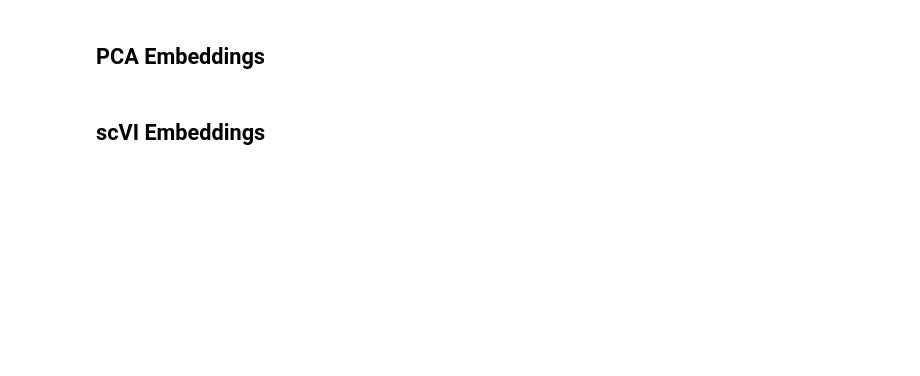
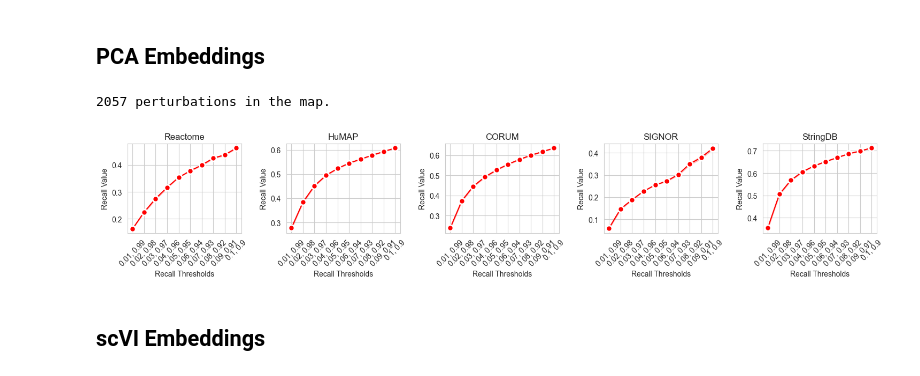
Before and after one commit to recursionpharma/EFAAR_benchmarking, a Jupyter notebook: notebooks/replogle_map_building.ipynb, the cells around one changed output. Saved outputs shown, nothing was run; the diff lists cells and outputs as text; code cells hidden in the pictures; blank space fills up the shorter version.

```diff
--- a/notebooks/replogle_map_building.ipynb
+++ b/notebooks/replogle_map_building.ipynb
@@ -36,11 +38,14 @@ print(recall_threshold_pairs)
 # %%
 adata = load_replogle("essential", "normalized")
 metadata = adata.obs
 embeddings_pca = embed_by_pca(adata)
 embeddings_aligned = align_by_centering(embeddings_pca, metadata)
 map_data = aggregate_by_mean(embeddings_aligned, metadata)
-metrics = benchmark(map_data, recall_threshold_pairs=recall_threshold_pairs)
+metrics = benchmark(map_data, recall_thr_pairs=recall_threshold_pairs)
 plot_recall(metrics)
+# %% [output]
+2057 perturbations in the map.
+[figure, added]
 # %% [markdown]
 ## scVI Embeddings
 # %%
```
Also changed, not shown: parts of 2 cells of this notebook.
